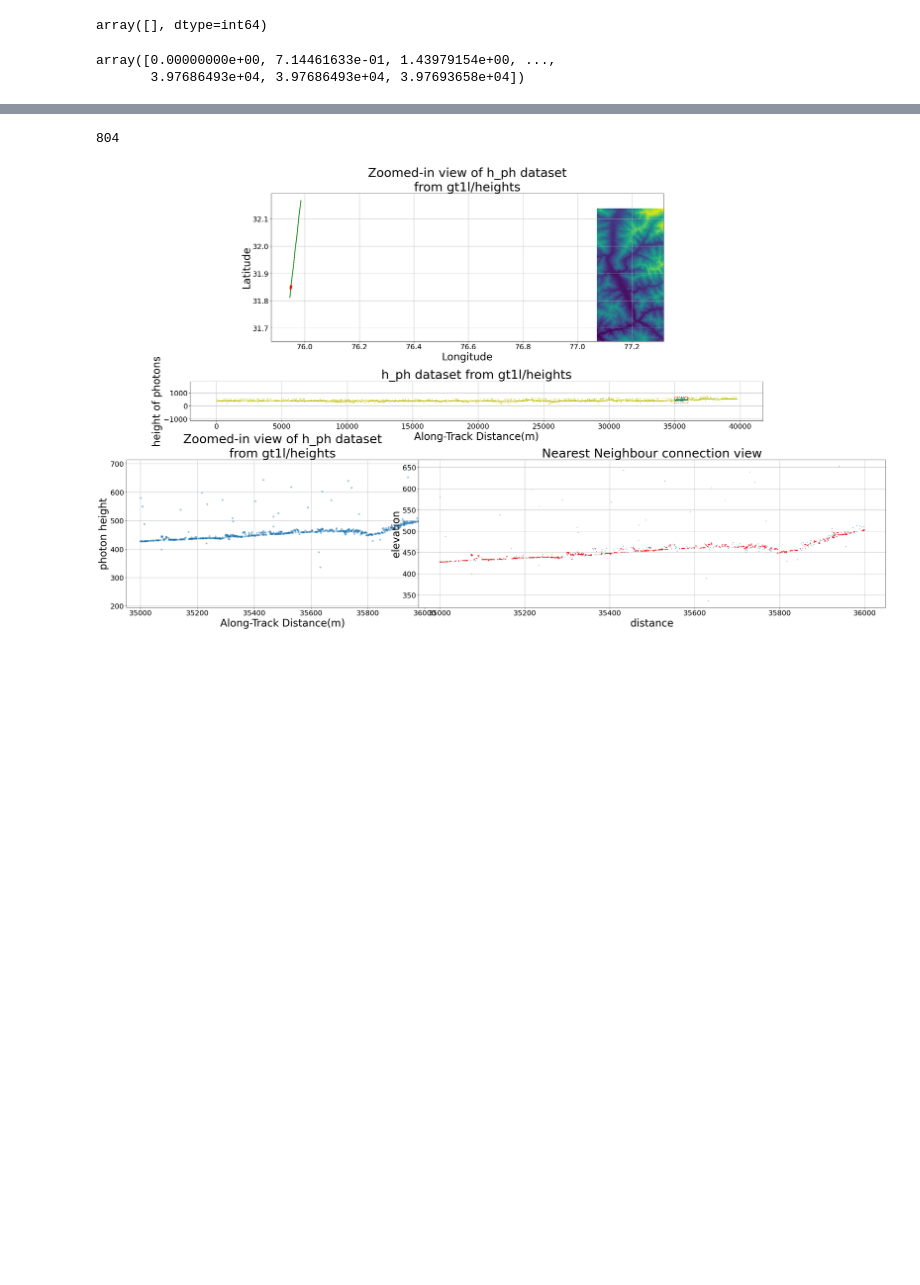
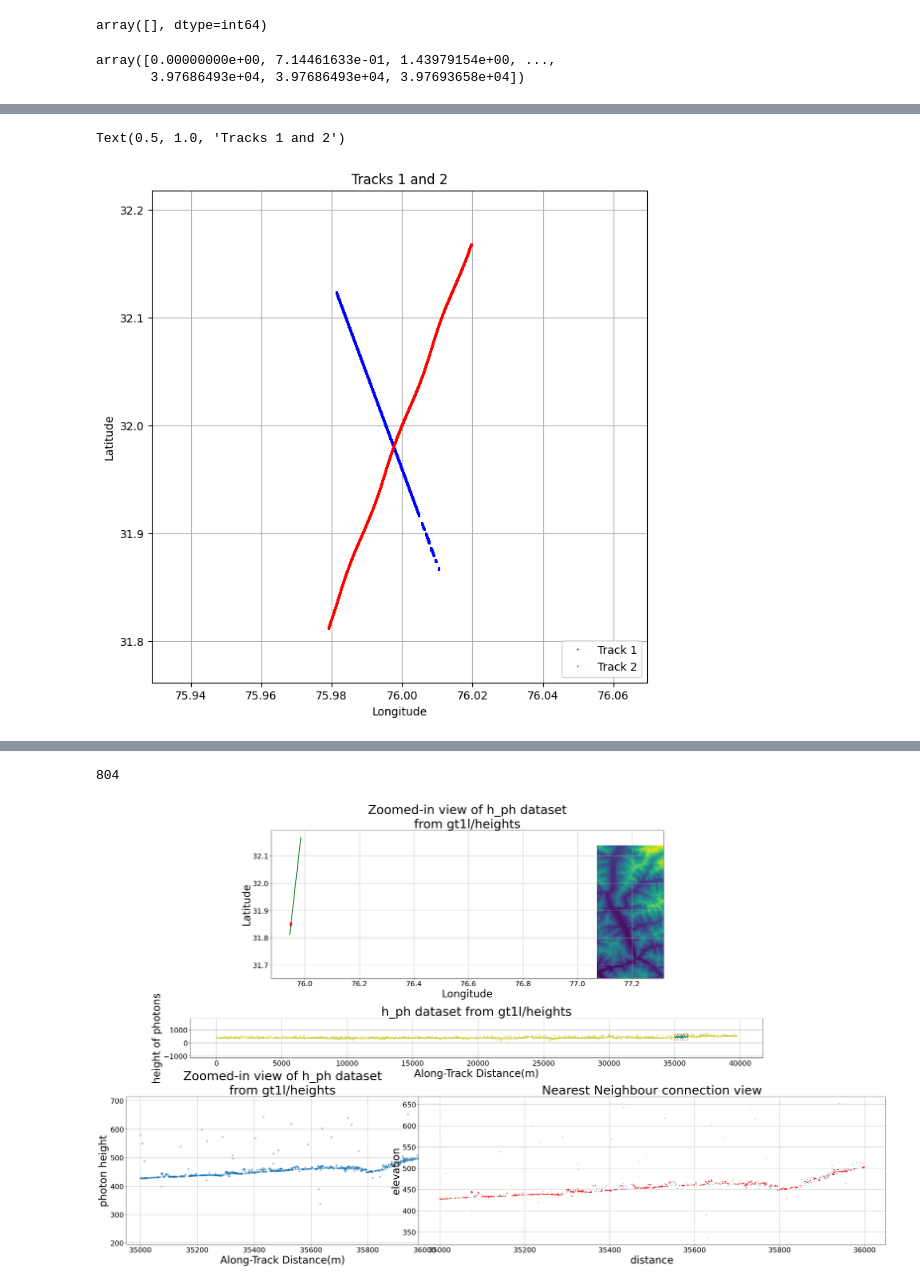
Before and after one commit to 1kaiser/ICESAT2, a Jupyter notebook: GraphConnectionICESAT2Photon.ipynb, the cells around one changed output, grey strips where cells are left out. Cells and saved outputs as stored; diff of their text form; code cells hidden in the pictures; blank space fills up the shorter version.

```diff
--- a/GraphConnectionICESAT2Photon.ipynb
+++ b/GraphConnectionICESAT2Photon.ipynb
@@ -1161,0 +1259,37 @@ array([0.00000000e+00, 7.14461633e-01, 1.43979154e+00, ...,
+# %%
+#@title { vertical-output: true }
+lat_1 = np.array(lat1)
+lon_1 = np.array(lon1)
+lat_2 = np.array(lat2)
+lon_2 = np.array(lon2)
+
+# Find the bounding box that covers both tracks with a buffer
+min_lon = min(min(lon_1), min(lon_2)) - 0.05
+max_lon = max(max(lon_1), max(lon_2)) + 0.05
+min_lat = min(min(lat_1), min(lat_2)) - 0.05
+max_lat = max(max(lat_1), max(lat_2)) + 0.05
+
+# Create a new figure and axis
+fig, ax = plt.subplots(figsize=(8, 8))
+
+# Plot the tracks separately on the new axis
+ax.plot(lon_1, lat_1, '.', color='blue', markersize=1)
+ax.plot(lon_2, lat_2, '.', color='red', markersize=1)
+
+# Set the limits of the axis to the bounding box
+ax.set_xlim(min_lon, max_lon)
+ax.set_ylim(min_lat, max_lat)
+
+# Add a grid to the plot
+ax.grid(True)
+
+# Add a legend to the plot
+ax.legend(['Track 1', 'Track 2'], loc='lower right')
+
+# Add axis labels and a title
+ax.set_xlabel('Longitude')
+ax.set_ylabel('Latitude')
+ax.set_title('Tracks 1 and 2')
+# %% [output]
+Text(0.5, 1.0, 'Tracks 1 and 2')
+[figure, added]
```
Also changed, not shown: parts of 12 cells of this notebook.
